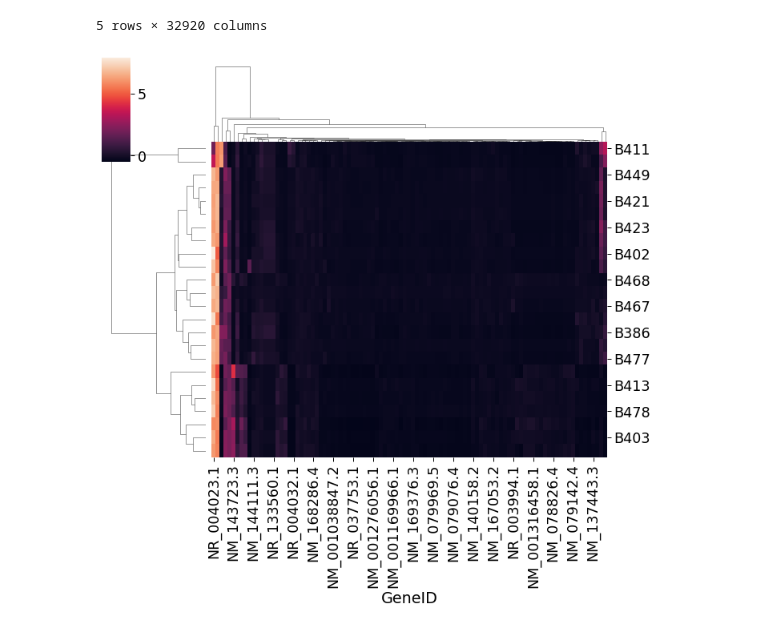
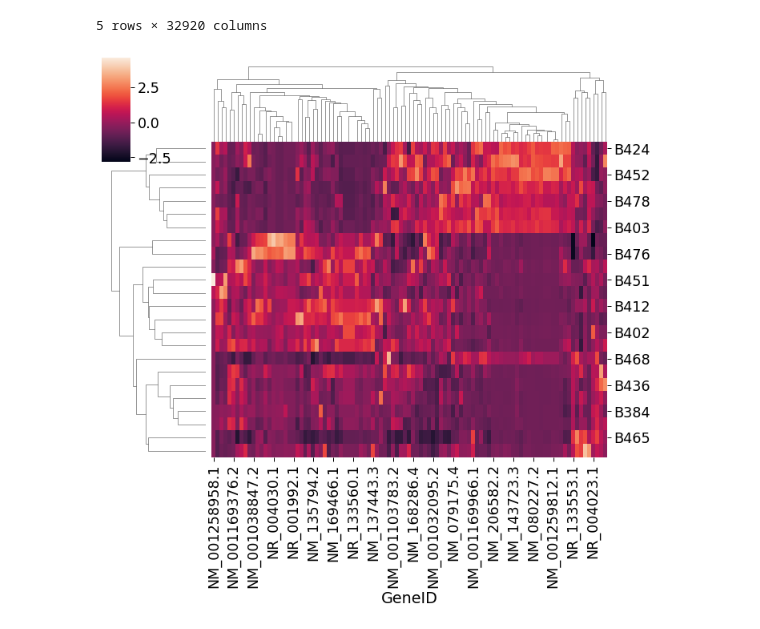
Before and after one commit to fairliereese/UCI_COSMOS, a Jupyter notebook: python_visualization.ipynb, the cells around one changed output. Drawn from its saved outputs; the diff is of its cells as text; code cells hidden in the pictures.

Commit message:
fixed heatmap z-score

```diff
--- a/python_visualization.ipynb
+++ b/python_visualization.ipynb
@@ -477,6 +477,6 @@ df.head()
 # %%
 # just show a few genes
 temp = df[df.columns[1:100]]
-ax = sns.clustermap(data=temp, z_score=0)
+ax = sns.clustermap(data=temp, z_score=1)
 # %% [output]
-[figure, old version]
+[figure, new version]
```
